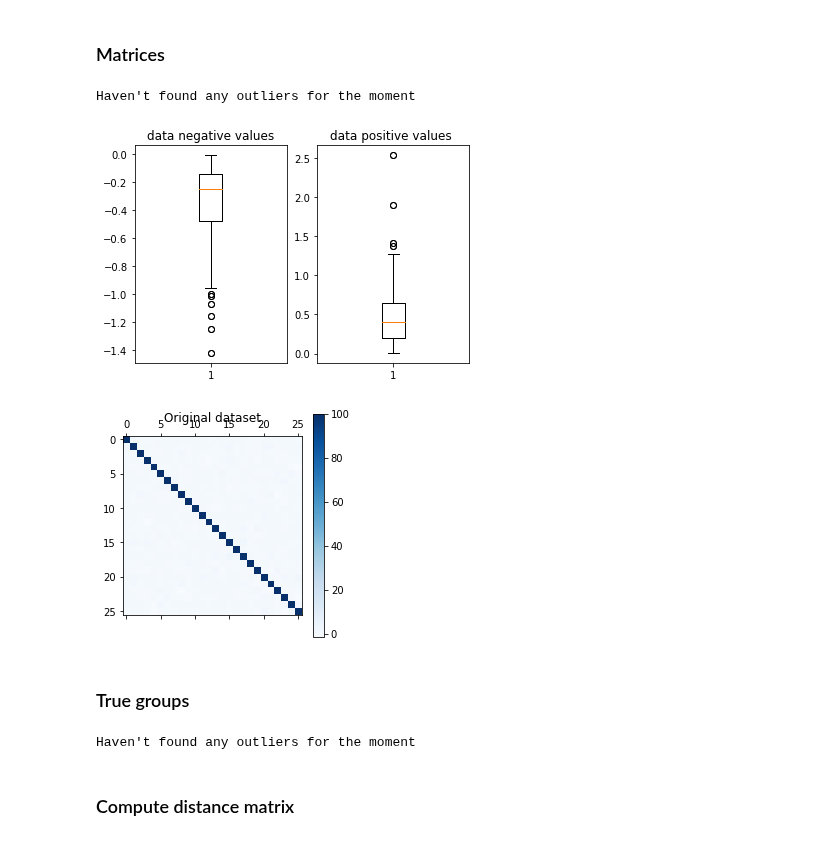
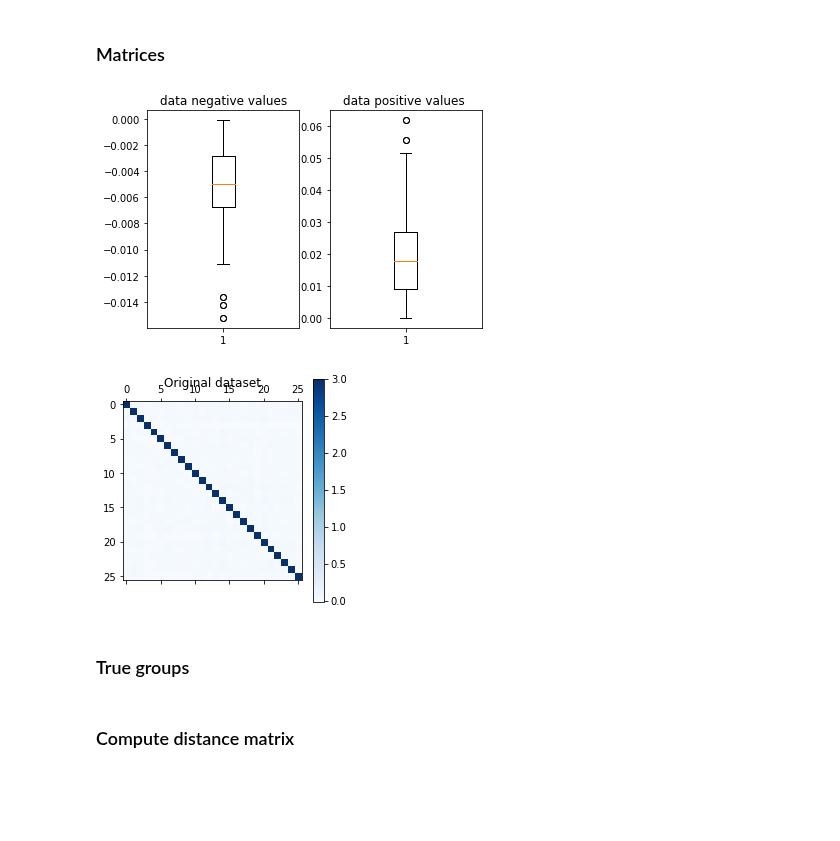
Before and after one commit to alexandremerasli/TFE, a Jupyter notebook: cluster_data.ipynb, the cells around one changed output. Cells and saved outputs as stored; diff of their text form; code cells hidden in the pictures; blank space fills up the shorter version.

```diff
--- a/cluster_data.ipynb
+++ b/cluster_data.ipynb
@@ -62,42 +62,41 @@ def removeOutlier(matrix,condition,subject):
 # Remove Inf in data for EDA and IBI (replace by 10 for the moment, greater than non diagonal values (1.9 for EDA and 2.5 for IBI))
 for i in range(len(ISC_IBI)):
     ISC_IBI[i,i] = 100
-    ISC_EDA[i,i] = 100
+    ISC_EDA[i,i] = 90
 
 # Choose matrix to study
-case = 'IBI'
-removeOutlier = True # Remove outliers if there are some
+case = 'EEG'
+removeOutlier = False # Remove outliers if there are some
 
 if (case == 'EEG'):
     if (removeOutlier): # Remove outliers if there are some
         ISC_EEG = removeOutlierArray(ISC_EEG,3) # Really outlier?
     study_matrix = ISC_EEG
 elif (case == 'EDA'):
     if (removeOutlier): # Remove outliers if there are some
         #ISC_EDA = removeOutlierArray(ISC_EDA,12) # Really outlier?
         #ISC_EDA = removeOutlierArray(ISC_EDA,20) # Really outlier?
         ISC_EDA = removeOutlierArray(ISC_EDA,17)
     study_matrix = ISC_EDA
 elif (case == 'IBI'):
     if (removeOutlier): # Remove outliers if there are some
         print("Haven't found any outliers for the moment")
         # ISC_IBI = removeOutlierArray(ISC_IBI,)
     study_matrix = ISC_IBI
 
 N = len(study_matrix)
 
 # Boxplot
 orderOfMagnitude(np.copy(study_matrix))
 
 # Show matrix data
 plt.matshow(study_matrix, cmap=plt.cm.Blues)
 plt.title("Original dataset")
 plt.colorbar()
 plt.show()
 # %% [output]
-Haven't found any outliers for the moment
-[figure, old version]
+[figure, new version]
-[figure, old version]
+[figure, new version]
 # %% [markdown]
 ### True groups
 # %%
@@ -117,8 +116,6 @@ if (removeOutlier): # Remove outliers if there are some
 
 narrative = np.where(condition == 0)[0]
 stimulus = np.where(condition == 1)[0]
-# %% [output]
-Haven't found any outliers for the moment
 # %% [markdown]
 ### Compute distance matrix
 # %%
```
Also changed, not shown: parts of 27 cells of this notebook.
